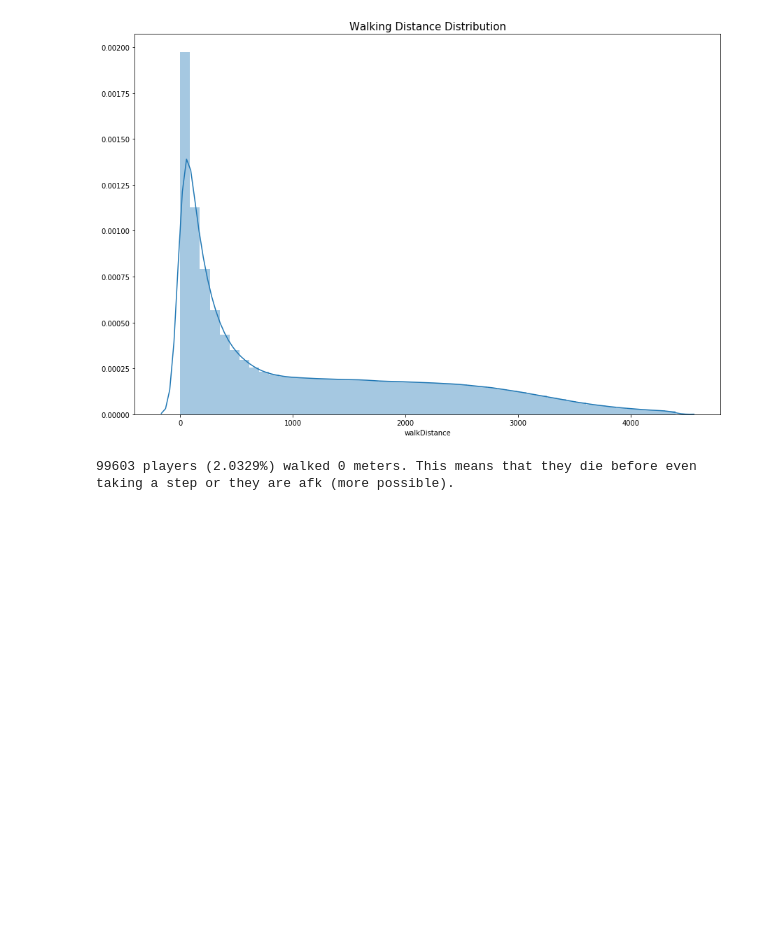
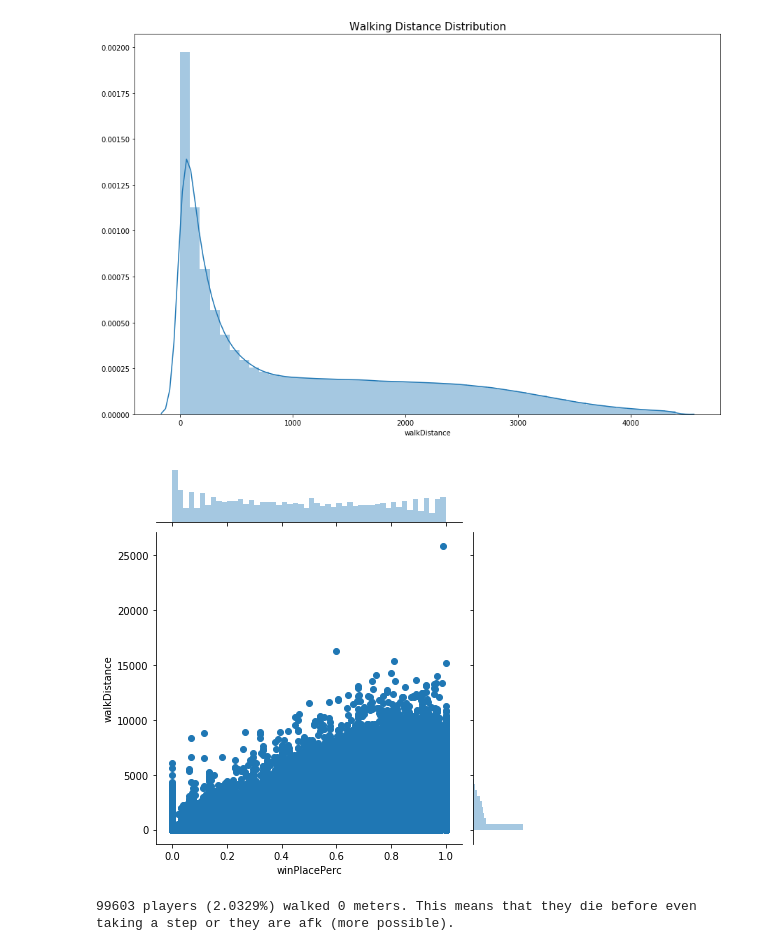
Before and after one commit to mzhu06/PUBG-Final-Placement-Prediction-with-Pyspark, a Jupyter notebook: Project_EDA.ipynb, the cells around one changed output. Drawn from its saved outputs; the diff is of its cells as text; code cells hidden in the pictures; blank space fills up the shorter version.

```diff
--- a/Project_EDA.ipynb
+++ b/Project_EDA.ipynb
@@ -101,6 +101,10 @@ sns.distplot(data['walkDistance'])
 plt.show()
 # %% [output]
 [figure]
+# %%
+g = sns.jointplot(y ="walkDistance", x ="winPlacePerc", data=data)
+# %% [output]
+[figure, added]
 # %%
 print("{} players ({:.4f}%) walked 0 meters. This means that they die before even taking a step or they are afk (more possible).".format(len(data[data['walkDistance'] == 0]), 100*len(data1[data1['walkDistance']==0])/len(train)))
 # %% [output]
```
Also changed, not shown: parts of 5 cells of this notebook.
